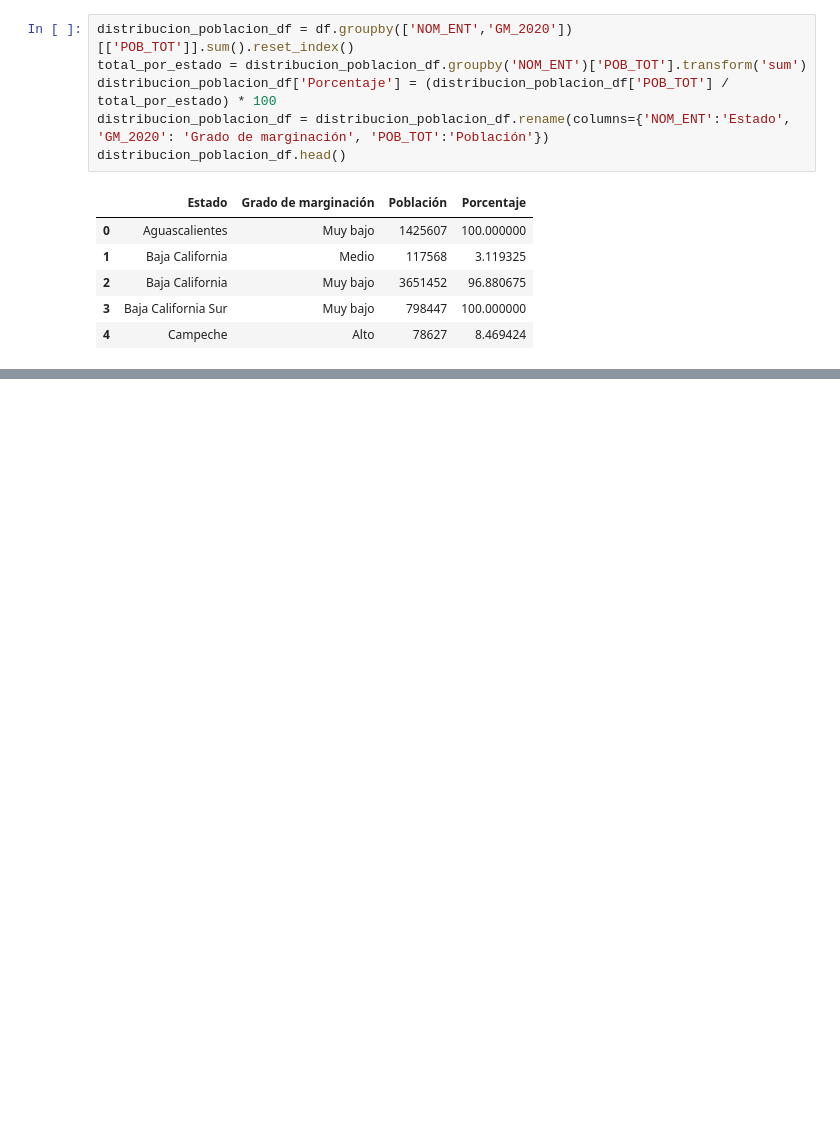
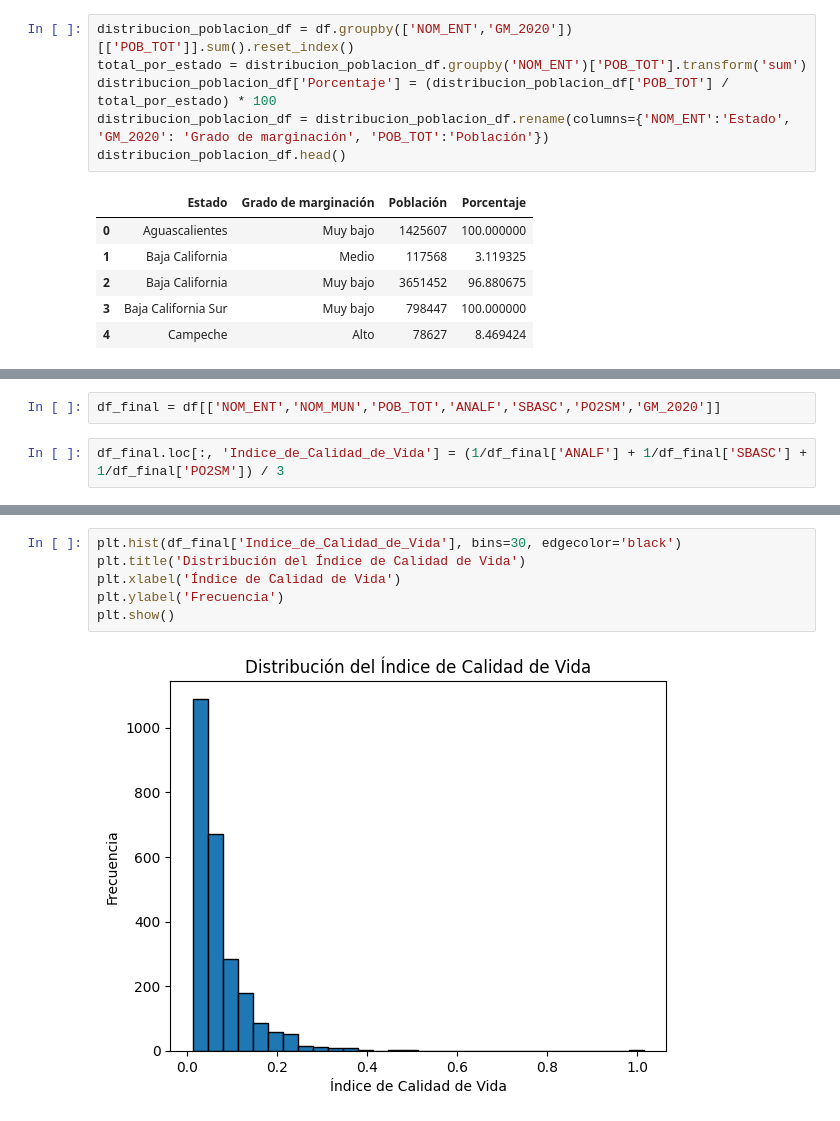
Before and after one commit to VesnaPivac/Indice_de_marginalizacion_Mexico, a Jupyter notebook: Proyecto_IndiceMarginalizacion.ipynb, the cells around one changed output, grey strips where cells are left out. Cells and saved outputs as stored; diff of their text form; blank space fills up the shorter version.

```diff
--- a/Proyecto_IndiceMarginalizacion.ipynb
+++ b/Proyecto_IndiceMarginalizacion.ipynb
@@ -131,0 +205,4 @@ NameError: name 'sns' is not defined
+# %%
+df_final = df[['NOM_ENT','NOM_MUN','POB_TOT','ANALF','SBASC','PO2SM','GM_2020']]
+# %%
+df_final.loc[:, 'Indice_de_Calidad_de_Vida'] = (1/df_final['ANALF'] + 1/df_final['SBASC'] + 1/df_final['PO2SM']) / 3
@@ -131,0 +234,8 @@ NameError: name 'sns' is not defined
+# %%
+plt.hist(df_final['Indice_de_Calidad_de_Vida'], bins=30, edgecolor='black')
+plt.title('Distribución del Índice de Calidad de Vida')
+plt.xlabel('Índice de Calidad de Vida')
+plt.ylabel('Frecuencia')
+plt.show()
+# %% [output]
+[figure, added]
```
Also changed, not shown: parts of 30 cells of this notebook.
